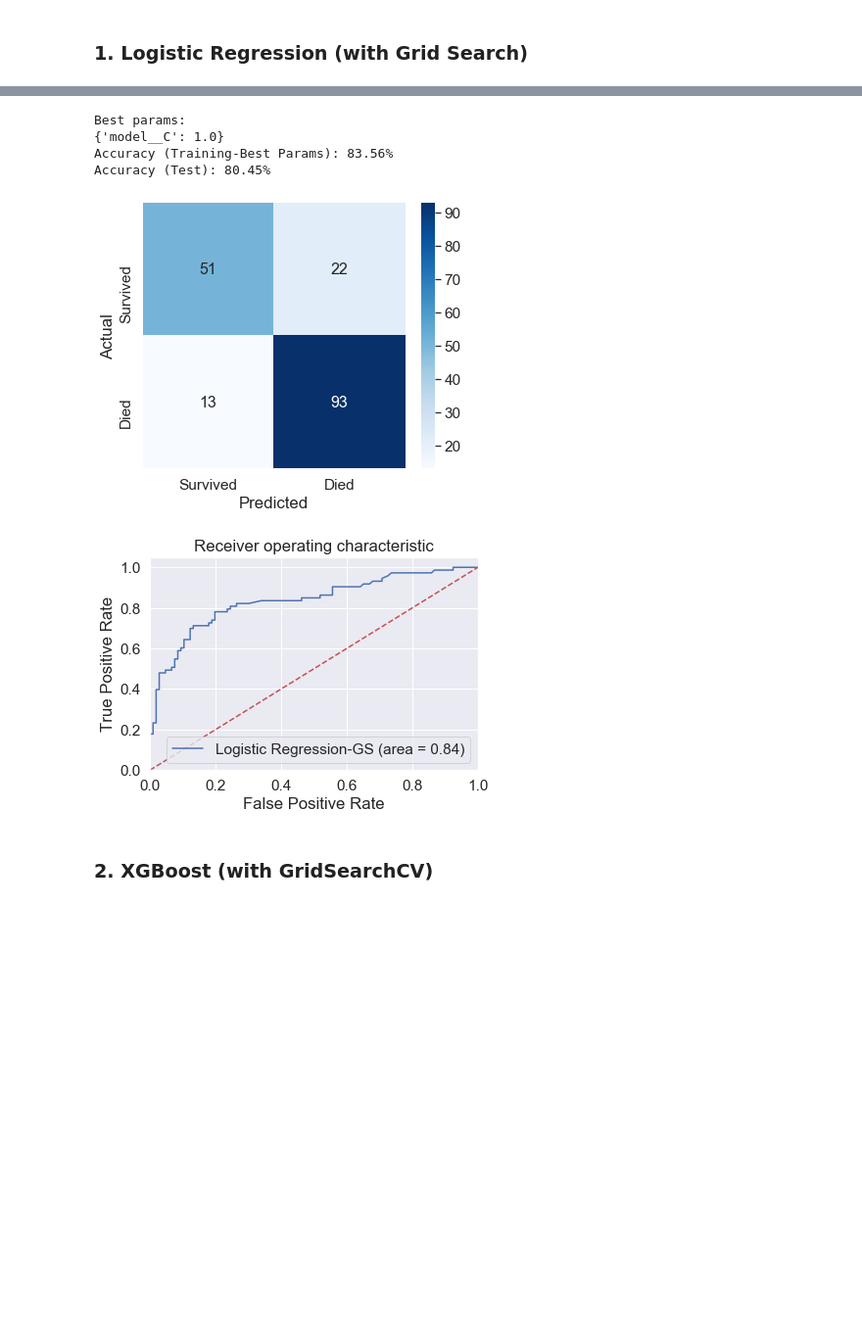
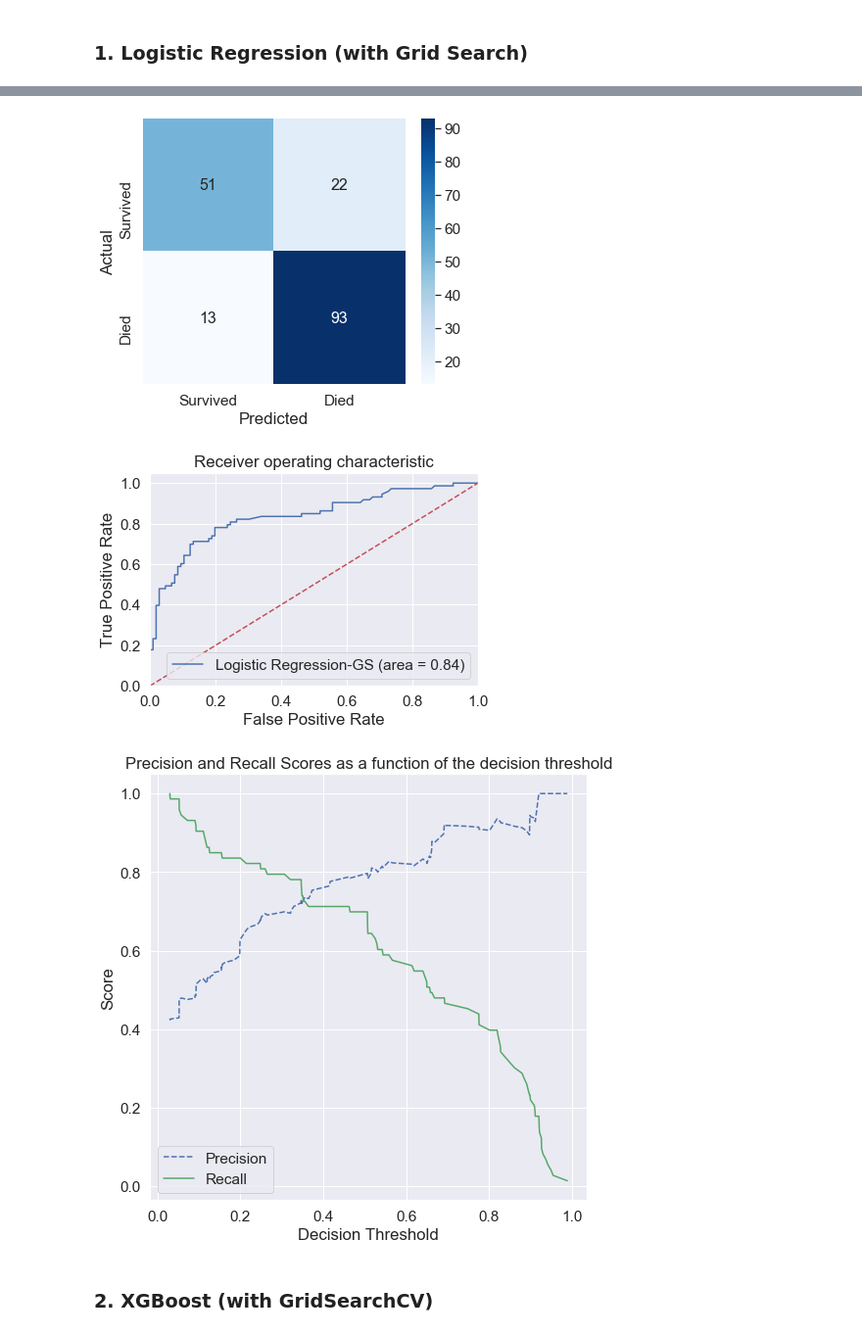
Before and after one commit to dexterch91/CA1-ML-Submission, a Jupyter notebook: CA1-Dexter Chew.ipynb, the cells around one changed output, grey strips where cells are left out. Shown at 98% size. Drawn from its saved outputs; the diff is of its cells as text; code cells hidden in the pictures; blank space fills up the shorter version.

```diff
--- a/CA1-Dexter Chew.ipynb
+++ b/CA1-Dexter Chew.ipynb
@@ -966,7 +1001,7 @@ param_grid = {
 }
 
 def GridSearchOp(pipeline,param_grid,cvv):
-    grid_search = GridSearchCV(pipeline, param_grid, cv=cvv,n_jobs=-1, scoring='roc_auc',verbose=True)
+    grid_search = GridSearchCV(pipeline, param_grid, cv=cvv,n_jobs=-1, scoring='roc_auc',verbose=False)
     best_model = grid_search.fit(X_train, y_train) #Training Set
     print("Best params:")
     print(grid_search.best_params_)
@@ -977,5 +1012,5 @@ def GridSearchOp(pipeline,param_grid,cvv):
 best_model = GridSearchOp(pipeline,param_grid,10)
 
 #Test Set Model Performance
-LogReg_GS=modelEval(best_model,y_test,X_test, model_name)
+LogReg_GS,LogReg_GSf1=modelEval(best_model,y_test,X_test, model_name)
 # %% [output]
@@ -985,9 +1023,6 @@ Fitting 10 folds for each of 4 candidates, totalling 40 fits
-Best params:
-{'model__C': 1.0}
-Accuracy (Training-Best Params): 83.56%
-Accuracy (Test): 80.45%
 [figure]
 [figure]
+[figure, added]
 # %% [markdown]
 ### 2. XGBoost (with GridSearchCV)
 # %%
```
Also changed, not shown: parts of 15 cells of this notebook, 1 other file.
